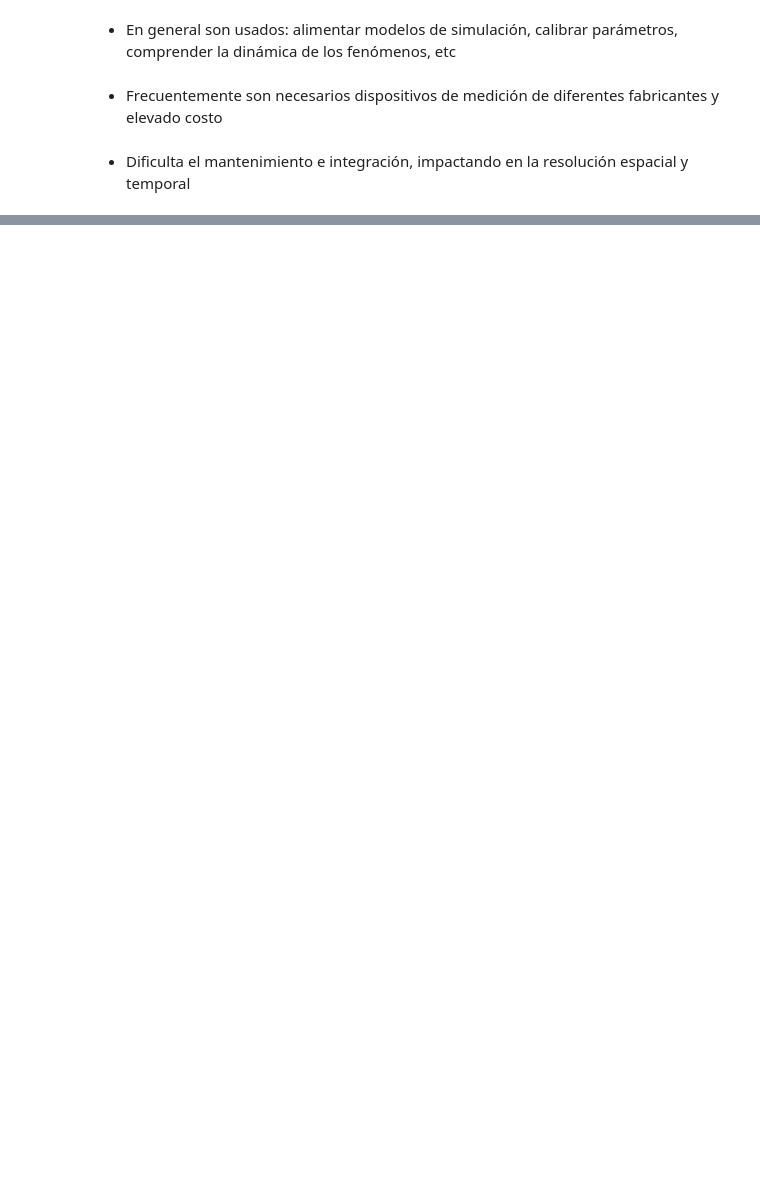
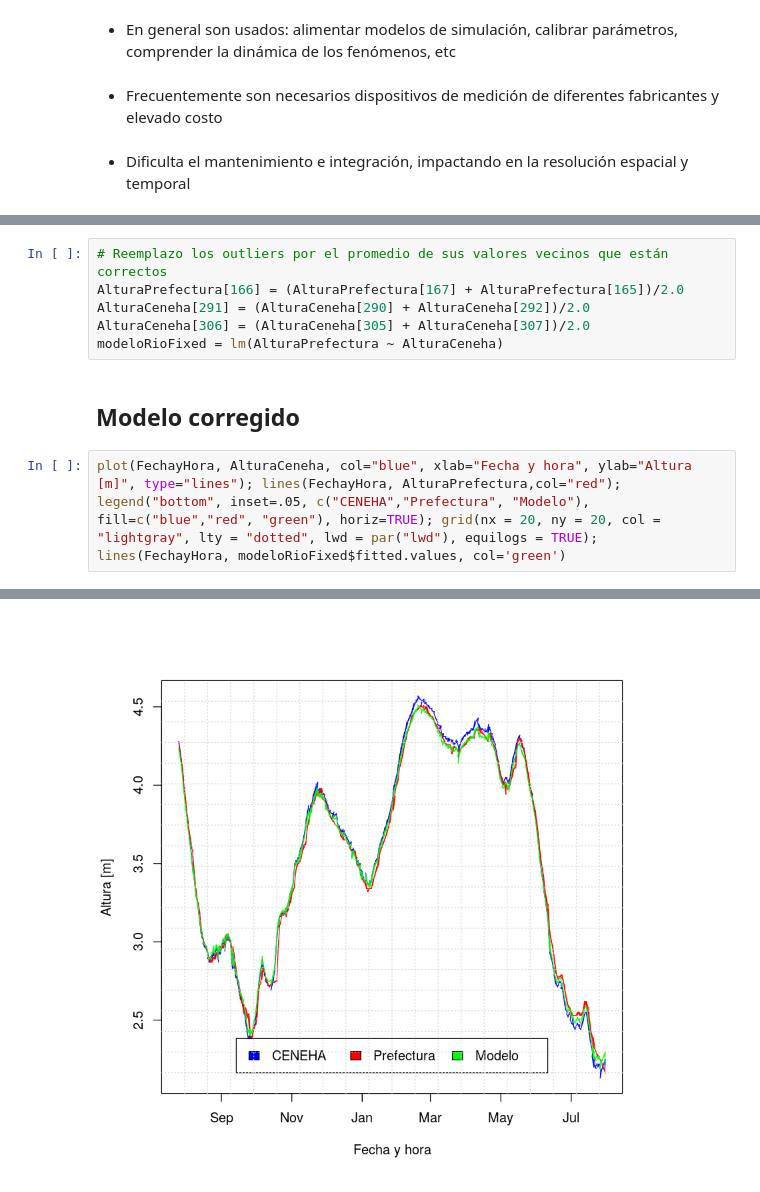
Before and after one commit to emilopez/intro-R, a Jupyter notebook: tp-final/tf-slides.ipynb, the cells around one changed output, grey strips where cells are left out. Saved outputs shown, nothing was run; the diff lists cells and outputs as text; blank space fills up the shorter version.

```diff
--- a/tp-final/tf-slides.ipynb
+++ b/tp-final/tf-slides.ipynb
@@ -527,0 +100,11 @@ c(dif-z*SE, dif+z*SE)
+# %%
+# Reemplazo los outliers por el promedio de sus valores vecinos que están correctos
+AlturaPrefectura[166] = (AlturaPrefectura[167] + AlturaPrefectura[165])/2.0
+AlturaCeneha[291] = (AlturaCeneha[290] + AlturaCeneha[292])/2.0
+AlturaCeneha[306] = (AlturaCeneha[305] + AlturaCeneha[307])/2.0
+modeloRioFixed = lm(AlturaPrefectura ~ AlturaCeneha)
+# %% [markdown]
+## Modelo corregido
+# %%
+plot(FechayHora, AlturaCeneha, col="blue", xlab="Fecha y hora", ylab="Altura [m]", type="lines"); lines(FechayHora, AlturaPrefectura,col="red"); legend("bottom", inset=.05, c("CENEHA","Prefectura", "Modelo"), fill=c("blue","red", "green"), horiz=TRUE); grid(nx = 20, ny = 20, col = "lightgray", lty = "dotted", lwd = par("lwd"), equilogs = TRUE); lines(FechayHora, modeloRioFixed$fitted.values, col='green')
+# %% [output]
@@ -527,0 +113 @@ c(dif-z*SE, dif+z*SE)
+[figure, added]
```
Also changed, not shown: parts of 100 cells of this notebook.
